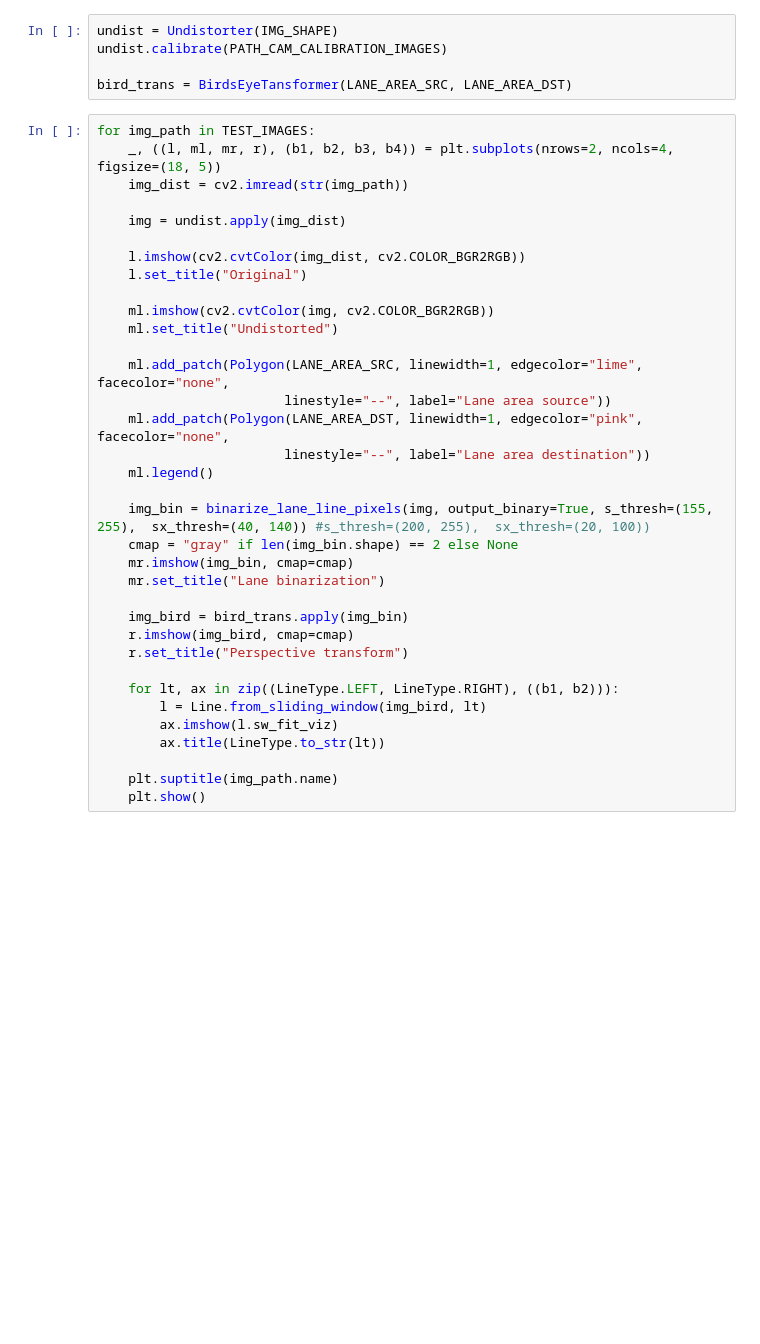
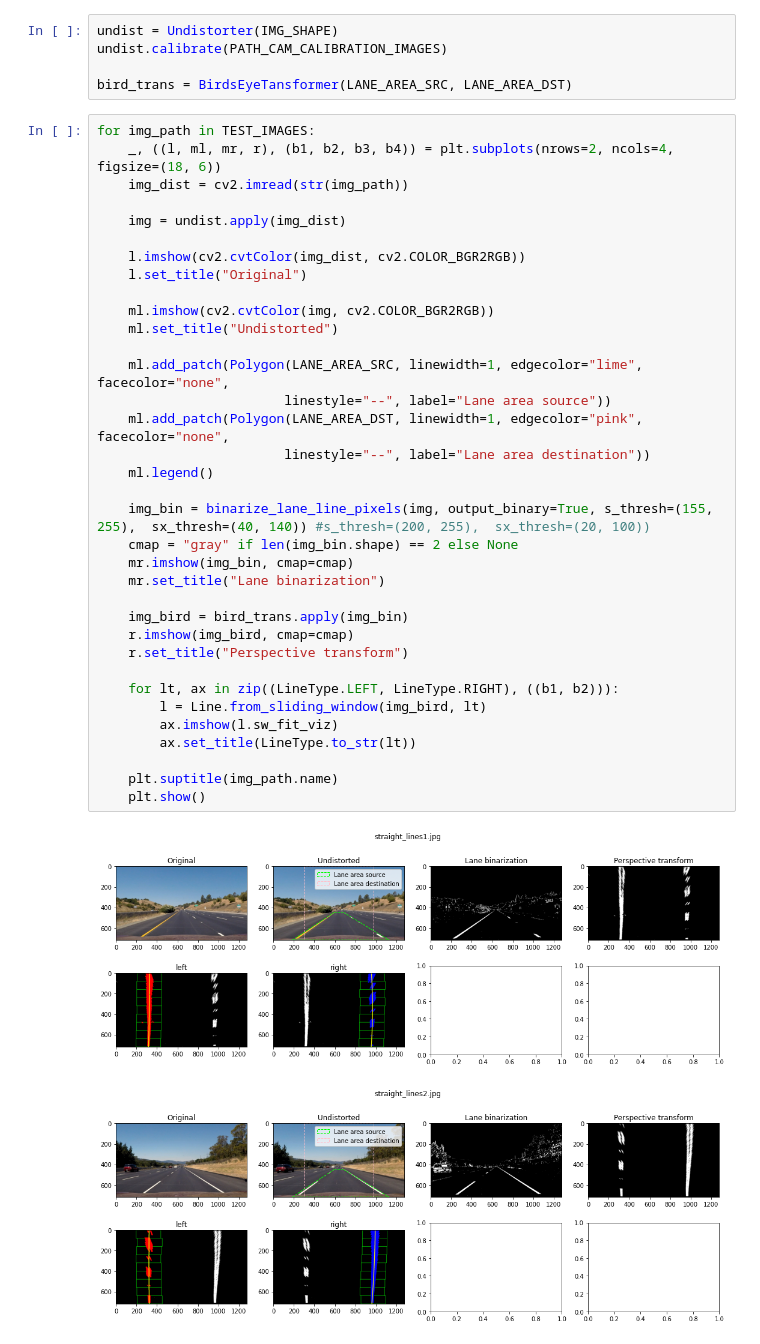
Before and after one commit to jvanlier/self-driving-car-engineer, a Jupyter notebook: Project2_Advanced_Lane_Finding/adv_lane_finding.ipynb, the cells around one changed output. Drawn from its saved outputs; the diff is of its cells as text; blank space fills up the shorter version.

Commit message:
Add polyfit + visualization

```diff
--- a/Project2_Advanced_Lane_Finding/adv_lane_finding.ipynb
+++ b/Project2_Advanced_Lane_Finding/adv_lane_finding.ipynb
@@ -82,36 +85,39 @@ undist.calibrate(PATH_CAM_CALIBRATION_IMAGES)
 bird_trans = BirdsEyeTansformer(LANE_AREA_SRC, LANE_AREA_DST)
 # %%
 for img_path in TEST_IMAGES:
-    _, ((l, ml, mr, r), (b1, b2, b3, b4)) = plt.subplots(nrows=2, ncols=4, figsize=(18, 5))
+    _, ((l, ml, mr, r), (b1, b2, b3, b4)) = plt.subplots(nrows=2, ncols=4, figsize=(18, 6))
     img_dist = cv2.imread(str(img_path))
 
     img = undist.apply(img_dist)
 
     l.imshow(cv2.cvtColor(img_dist, cv2.COLOR_BGR2RGB))
     l.set_title("Original")
 
     ml.imshow(cv2.cvtColor(img, cv2.COLOR_BGR2RGB))
     ml.set_title("Undistorted")
 
     ml.add_patch(Polygon(LANE_AREA_SRC, linewidth=1, edgecolor="lime", facecolor="none",
                         linestyle="--", label="Lane area source"))
     ml.add_patch(Polygon(LANE_AREA_DST, linewidth=1, edgecolor="pink", facecolor="none",
                         linestyle="--", label="Lane area destination"))
     ml.legend()
 
     img_bin = binarize_lane_line_pixels(img, output_binary=True, s_thresh=(155, 255),  sx_thresh=(40, 140)) #s_thresh=(200, 255),  sx_thresh=(20, 100))
     cmap = "gray" if len(img_bin.shape) == 2 else None
     mr.imshow(img_bin, cmap=cmap)
     mr.set_title("Lane binarization")
 
     img_bird = bird_trans.apply(img_bin)
     r.imshow(img_bird, cmap=cmap)
     r.set_title("Perspective transform")
 
     for lt, ax in zip((LineType.LEFT, LineType.RIGHT), ((b1, b2))):
         l = Line.from_sliding_window(img_bird, lt)
         ax.imshow(l.sw_fit_viz)
-        ax.title(LineType.to_str(lt))
+        ax.set_title(LineType.to_str(lt))
 
     plt.suptitle(img_path.name)
     plt.show()
+# %% [output]
+[figure, added]
+[figure, added]
```
Also changed, not shown: parts of 2 cells of this notebook, 1 other file.
